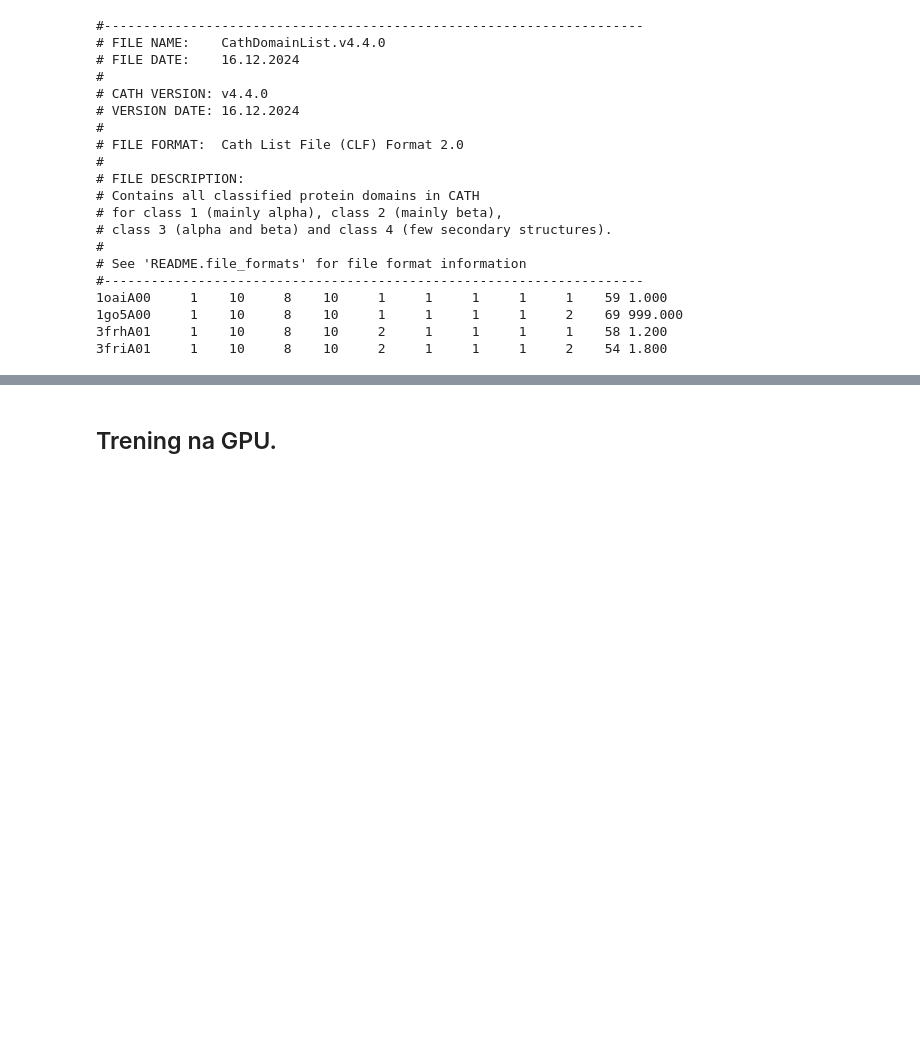
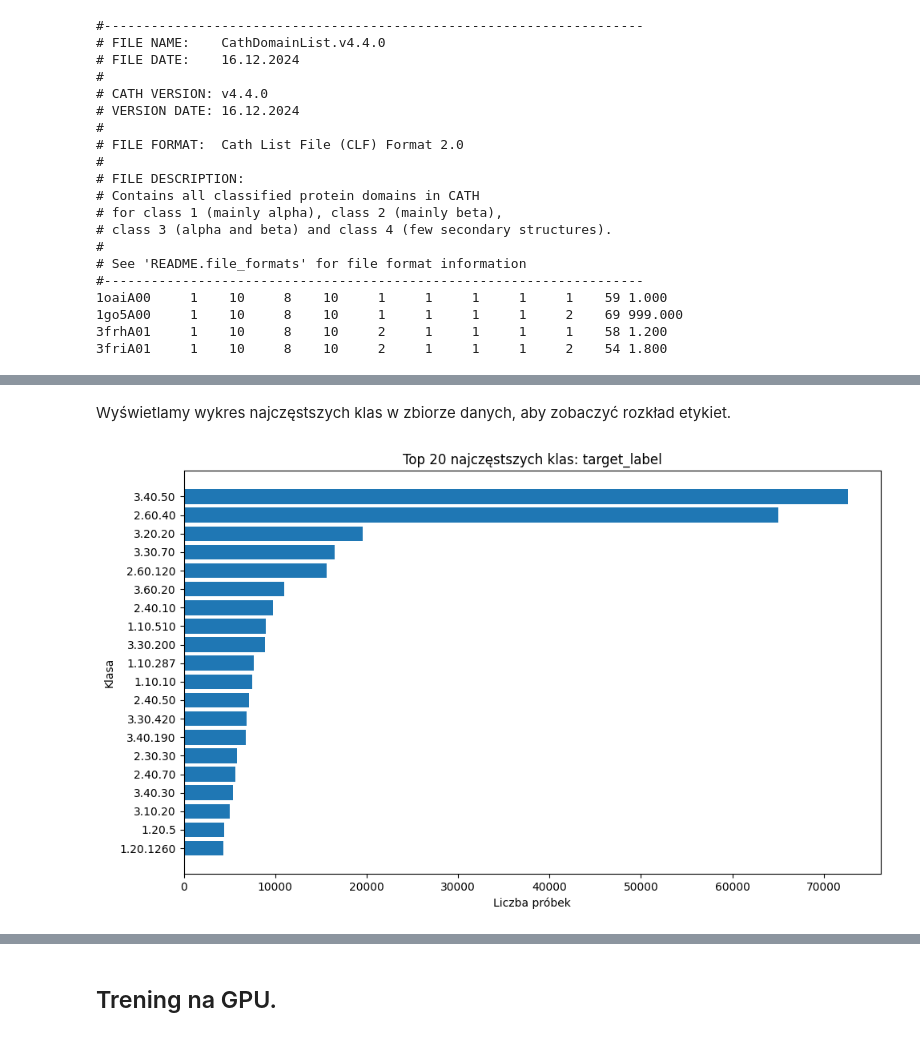
Before and after one commit to DavidJones1102/ML_project, a Jupyter notebook: InterPLM.ipynb, the cells around one changed output, grey strips where cells are left out. Drawn from its saved outputs; the diff is of its cells as text; code cells hidden in the pictures; blank space fills up the shorter version.

```diff
--- a/InterPLM.ipynb
+++ b/InterPLM.ipynb
@@ -163,3 +186,23 @@ GOTOWY ZBIÓR DANYCH: 601328 próbek.
 2   3frhA01       1.10.8  YPMNINDALTSILASKKYRALCPDTVRRILTEEWGRHKSPKQTVEA...
 3   3friA01       1.10.8  YPMNINDALTSILASKKYRALCPDTVRRILTEEWGRHKSPKQTVEA...
 4   3b89A01       1.10.8  SLNINDALTSILASKKYRALCPDTVRRILTEEWGRHKSPKQTVEAA...
+# %% [markdown]
+Wyświetlamy wykres najczęstszych klas w zbiorze danych, aby zobaczyć rozkład etykiet.
+# %%
+import matplotlib.pyplot as plt
+
+# Rozkład najczęstszych klas:
+label_col = 'target_label'
+
+top_n = 20
+vc = full_dataset[label_col].value_counts().head(top_n)
+
+plt.figure(figsize=(10, 6))
+plt.barh(vc.index.astype(str)[::-1], vc.values[::-1])
+plt.xlabel('Liczba próbek')
+plt.ylabel('Klasa')
+plt.title(f'Top {top_n} najczęstszych klas: {label_col}')
+plt.tight_layout()
+plt.show()
+# %% [output]
+[figure, added]
```
Also changed, not shown: parts of 29 cells of this notebook.
